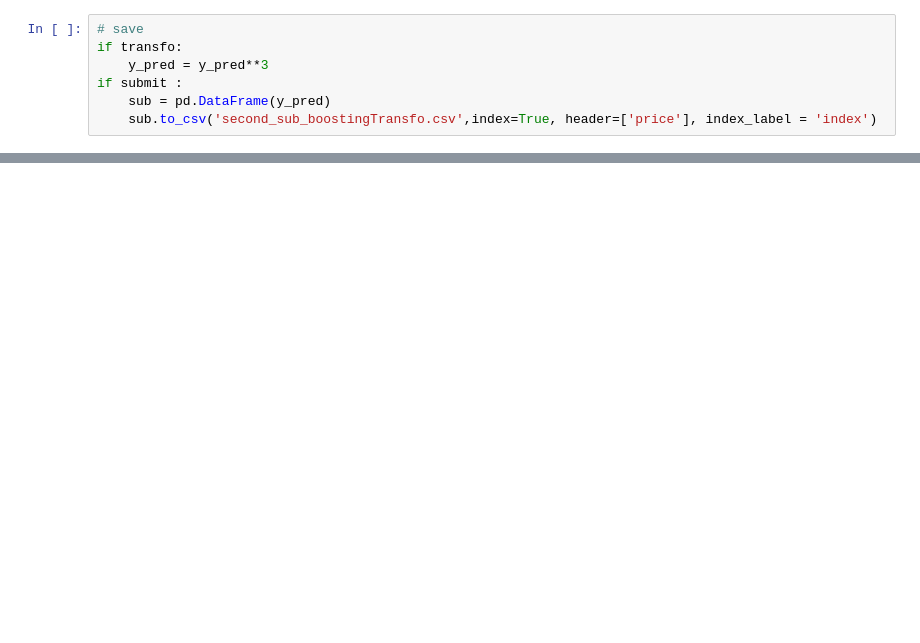
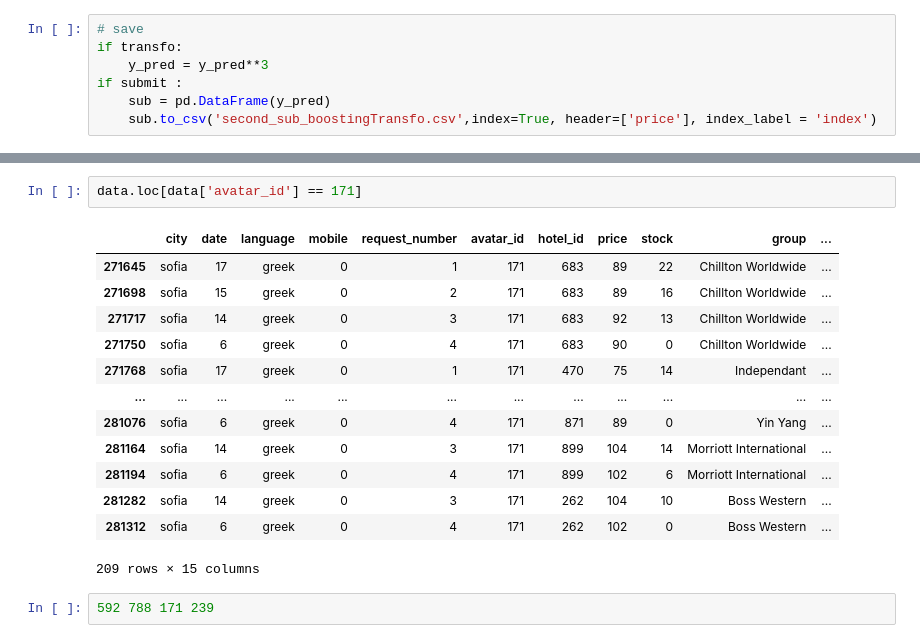
Before and after one commit to Novly57/IA_Framework_DefiIA, a Jupyter notebook: analysis/dataAnalysis.ipynb, the cells around one changed output, grey strips where cells are left out. Saved outputs shown, nothing was run; the diff lists cells and outputs as text; blank space fills up the shorter version.

```diff
--- a/analysis/dataAnalysis.ipynb
+++ b/analysis/dataAnalysis.ipynb
@@ -259,0 +279,18 @@ data_test
+# %%
+data.loc[data['avatar_id'] == 171]
+# %% [output]
+|  | city | date | language | mobile | request_number | avatar_id | hotel_id | price | stock | group | ... |
+| 271645 | sofia | 17 | greek | 0 | 1 | 171 | 683 | 89 | 22 | Chillton Worldwide | ... |
+| 271698 | sofia | 15 | greek | 0 | 2 | 171 | 683 | 89 | 16 | Chillton Worldwide | ... |
+| 271717 | sofia | 14 | greek | 0 | 3 | 171 | 683 | 92 | 13 | Chillton Worldwide | ... |
+| 271750 | sofia | 6 | greek | 0 | 4 | 171 | 683 | 90 | 0 | Chillton Worldwide | ... |
+| 271768 | sofia | 17 | greek | 0 | 1 | 171 | 470 | 75 | 14 | Independant | ... |
+| ... | ... | ... | ... | ... | ... | ... | ... | ... | ... | ... | ... |
+| 281076 | sofia | 6 | greek | 0 | 4 | 171 | 871 | 89 | 0 | Yin Yang | ... |
+| 281164 | sofia | 14 | greek | 0 | 3 | 171 | 899 | 104 | 14 | Morriott International | ... |
+| 281194 | sofia | 6 | greek | 0 | 4 | 171 | 899 | 102 | 6 | Morriott International | ... |
+| 281282 | sofia | 14 | greek | 0 | 3 | 171 | 262 | 104 | 10 | Boss Western | ... |
+| 281312 | sofia | 6 | greek | 0 | 4 | 171 | 262 | 102 | 0 | Boss Western | ... |
+209 rows × 15 columns
+# %%
+592 788 171 239
```
Also changed, not shown: parts of 13 cells of this notebook.
